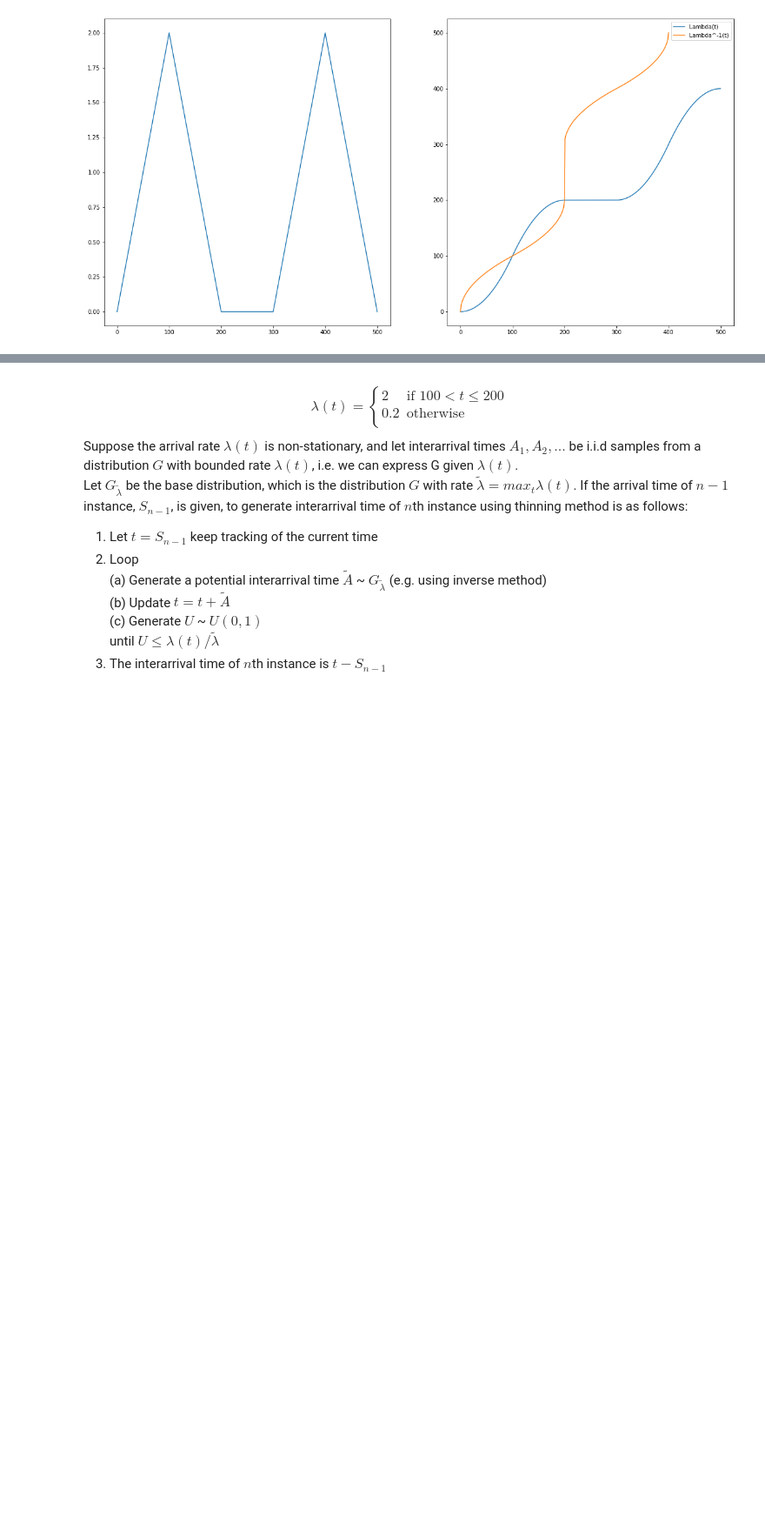
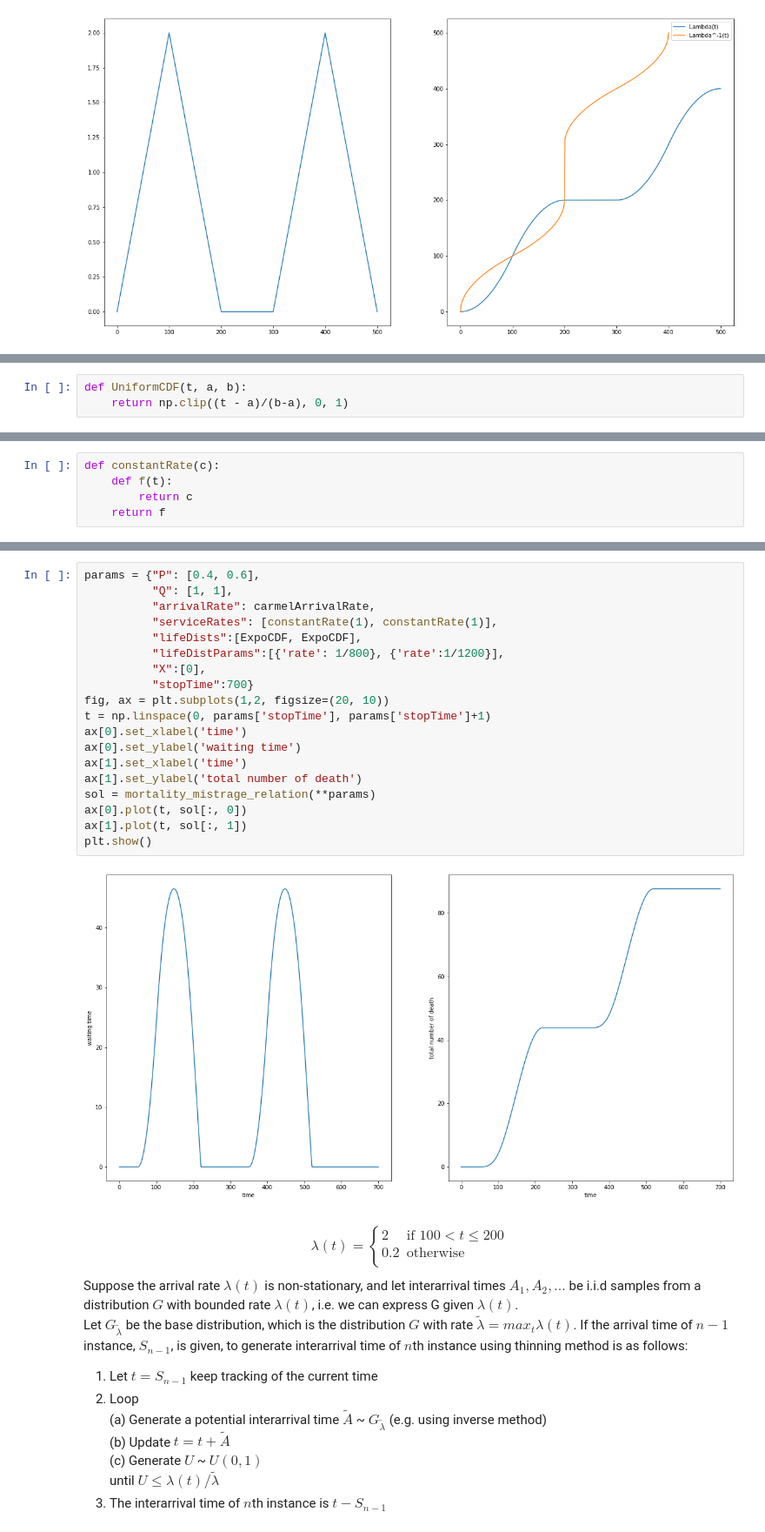
Before and after one commit to Yanboding/MIE8888Project-mistriageMortalityRationship, a Jupyter notebook: MIE8888.ipynb, the cells around one changed output, grey strips where cells are left out. Shown at 87% size. Drawn from its saved outputs; the diff is of its cells as text; blank space fills up the shorter version.

```diff
--- a/MIE8888.ipynb
+++ b/MIE8888.ipynb
@@ -228,0 +161,3 @@ TODO:
+# %%
+def UniformCDF(t, a, b):
+    return np.clip((t - a)/(b-a), 0, 1)
@@ -228,0 +234,5 @@ TODO:
+# %%
+def constantRate(c):
+    def f(t):
+        return c
+    return f
@@ -229,3 +285,24 @@ TODO:
+# %%
+params = {"P": [0.4, 0.6],
+          "Q": [1, 1],
+          "arrivalRate": carmelArrivalRate,
+          "serviceRates": [constantRate(1), constantRate(1)],
+          "lifeDists":[ExpoCDF, ExpoCDF],
+          "lifeDistParams":[{'rate': 1/800}, {'rate':1/1200}],
+          "X":[0],
+          "stopTime":700}
+fig, ax = plt.subplots(1,2, figsize=(20, 10))
+t = np.linspace(0, params['stopTime'], params['stopTime']+1)
+ax[0].set_xlabel('time')
+ax[0].set_ylabel('waiting time')
+ax[1].set_xlabel('time')
+ax[1].set_ylabel('total number of death')
+sol = mortality_mistrage_relation(**params)
+ax[0].plot(t, sol[:, 0])
+ax[1].plot(t, sol[:, 1])
+plt.show()
+# %% [output]
+[figure, added]
 # %% [markdown]
 $$\lambda(t)=
 \begin{cases}
```
Also changed, not shown: parts of 63 cells of this notebook.
